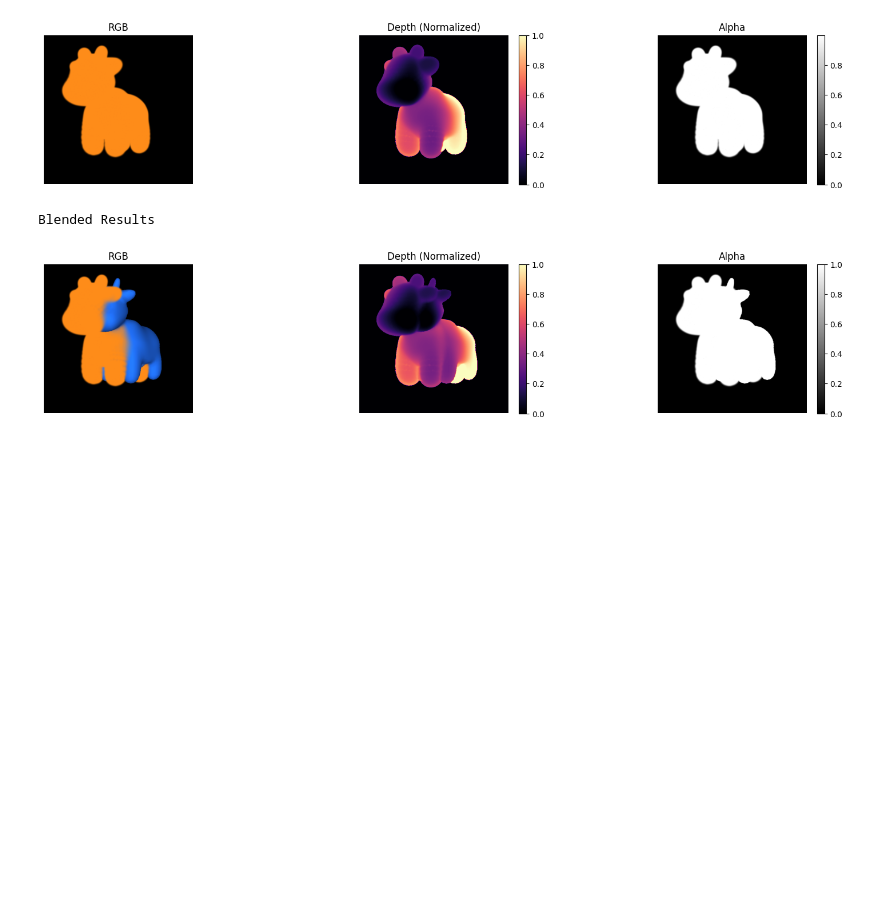
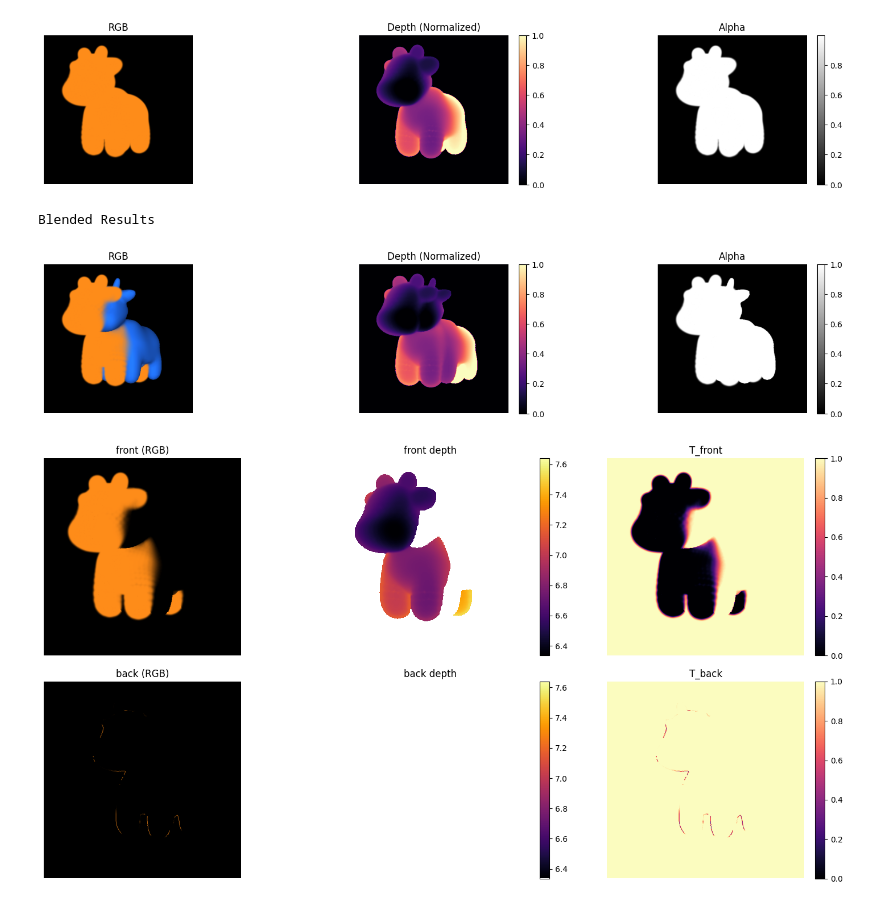
Before and after one commit to PeizhiYan/gmesh, a Jupyter notebook: examples/example-3 - gmesh hybrid rendering.ipynb, the cells around one changed output. Cells and saved outputs as stored; diff of their text form; code cells hidden in the pictures; blank space fills up the shorter version.

```diff
--- a/examples/example-3 - gmesh hybrid rendering.ipynb
+++ b/examples/example-3 - gmesh hybrid rendering.ipynb
@@ -121,3 +121,39 @@ Rendered 3D Gaussians
 [figure]
 Blended Results
 [figure]
+# %%
+# Gaussian layers in front of / behind the mesh (view 0)
+layers = ret_dict['layers']
+
+def layer_depth(layer, T, min_alpha=1e-3):
+    """expected depth of a layer: accumulated depth / layer alpha (NaN where the layer is empty)"""
+    a = 1.0 - T[0, ..., 0]
+    d = layer[0, ..., 3] / a.clamp(min=1e-10)
+    return torch.where(a > min_alpha, d, torch.full_like(d, float('nan')))
+
+depth_f = layer_depth(layers['front'], layers['T_front'])
+depth_b = layer_depth(layers['back'], layers['T_back'])
+valid = torch.cat([depth_f[~depth_f.isnan()], depth_b[~depth_b.isnan()]])
+dmin, dmax = (valid.min().item(), valid.max().item()) if valid.numel() > 0 else (0.0, 1.0)
+depth_cmap = plt.get_cmap('inferno').copy()
+depth_cmap.set_bad('white')  # empty layer
+
+panels = [
+    ('front (RGB)', layers['front'][0, ..., :3].clamp(0, 1), None,       0,    1),
+    ('front depth', depth_f,                                 depth_cmap, dmin, dmax),
+    ('T_front',     layers['T_front'][0, ..., 0],            'magma',    0,    1),
+    ('back (RGB)',  layers['back'][0, ..., :3].clamp(0, 1),  None,       0,    1),
+    ('back depth',  depth_b,                                 depth_cmap, dmin, dmax),
+    ('T_back',      layers['T_back'][0, ..., 0],             'magma',    0,    1),
+]
+fig, axes = plt.subplots(2, 3, figsize=(15, 8))
+for ax, (title, img, cmap, vmin, vmax) in zip(axes.flat, panels):
+    im = ax.imshow(img.detach().cpu().numpy(), cmap=cmap, vmin=vmin, vmax=vmax)
+    ax.set_title(title)
+    ax.axis('off')
+    if cmap is not None:
+        fig.colorbar(im, ax=ax, fraction=0.046, pad=0.04)
+plt.tight_layout()
+plt.show()
+# %% [output]
+[figure, added]
```
Also changed, not shown: 6 other files.
